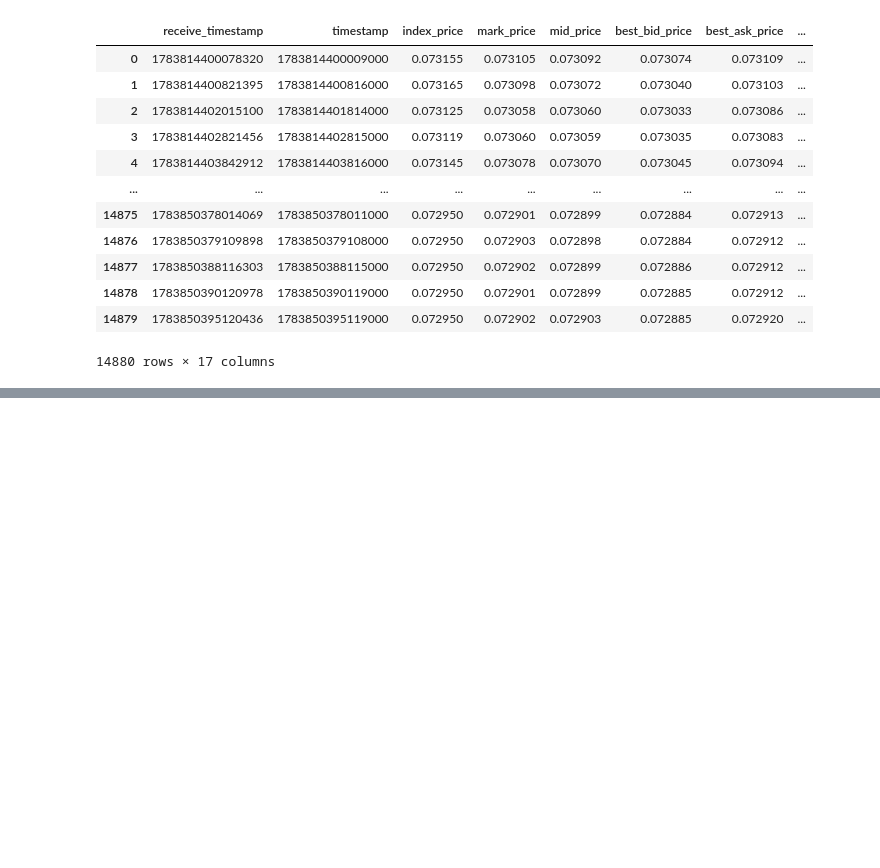
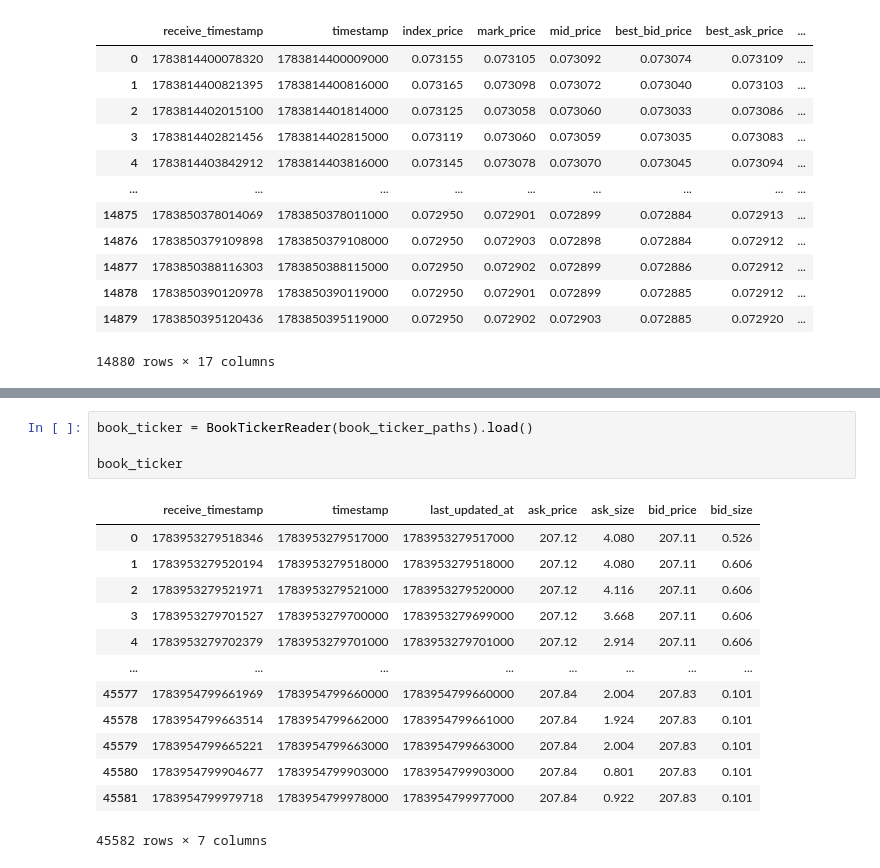
Before and after one commit to stepan-karpov/backtesting, a Jupyter notebook: research/BacktestingBasics.ipynb, the cells around one changed output, grey strips where cells are left out. Drawn from its saved outputs; the diff is of its cells as text; blank space fills up the shorter version.

```diff
--- a/research/BacktestingBasics.ipynb
+++ b/research/BacktestingBasics.ipynb
@@ -127,0 +164,18 @@ market_stats
+# %%
+book_ticker = BookTickerReader(book_ticker_paths).load()
+
+book_ticker
+# %% [output]
+|  | receive_timestamp | timestamp | last_updated_at | ask_price | ask_size | bid_price | bid_size |
+| 0 | 1783953279518346 | 1783953279517000 | 1783953279517000 | 207.12 | 4.080 | 207.11 | 0.526 |
+| 1 | 1783953279520194 | 1783953279518000 | 1783953279518000 | 207.12 | 4.080 | 207.11 | 0.606 |
+| 2 | 1783953279521971 | 1783953279521000 | 1783953279520000 | 207.12 | 4.116 | 207.11 | 0.606 |
+| 3 | 1783953279701527 | 1783953279700000 | 1783953279699000 | 207.12 | 3.668 | 207.11 | 0.606 |
+| 4 | 1783953279702379 | 1783953279701000 | 1783953279701000 | 207.12 | 2.914 | 207.11 | 0.606 |
+| ... | ... | ... | ... | ... | ... | ... | ... |
+| 45577 | 1783954799661969 | 1783954799660000 | 1783954799660000 | 207.84 | 2.004 | 207.83 | 0.101 |
+| 45578 | 1783954799663514 | 1783954799662000 | 1783954799661000 | 207.84 | 1.924 | 207.83 | 0.101 |
+| 45579 | 1783954799665221 | 1783954799663000 | 1783954799663000 | 207.84 | 2.004 | 207.83 | 0.101 |
+| 45580 | 1783954799904677 | 1783954799903000 | 1783954799903000 | 207.84 | 0.801 | 207.83 | 0.101 |
+| 45581 | 1783954799979718 | 1783954799978000 | 1783954799977000 | 207.84 | 0.922 | 207.83 | 0.101 |
+45582 rows × 7 columns
```
Also changed, not shown: parts of 12 cells of this notebook, 15 other files.
